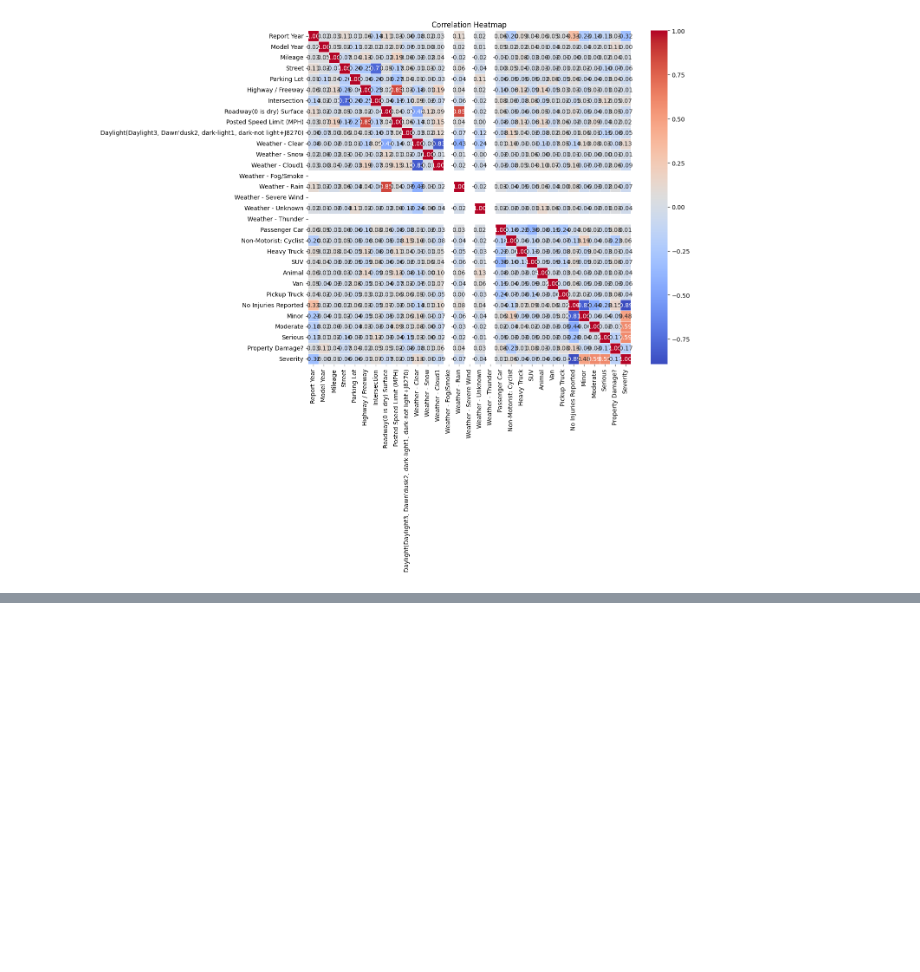
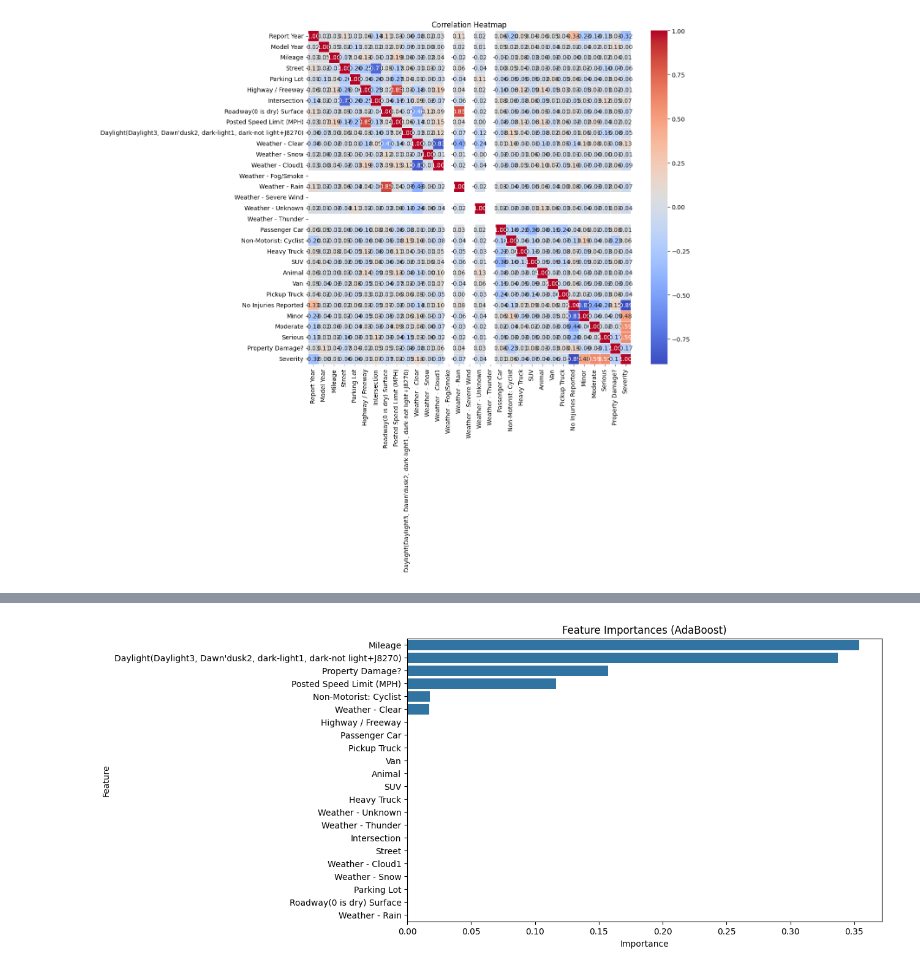
Before and after one commit to Johnnnn08/AV-Traffic-accidents-Analysis, a Jupyter notebook: Data Cleaning.ipynb, the cells around one changed output, grey strips where cells are left out. Cells and saved outputs as stored; diff of their text form; code cells hidden in the pictures; blank space fills up the shorter version.

```diff
--- a/Data Cleaning.ipynb
+++ b/Data Cleaning.ipynb
@@ -601,0 +562,30 @@ Combined Model Mean Accuracy: 0.9144 ± 0.0140
+# %%
+import pandas as pd
+import matplotlib.pyplot as plt
+import seaborn as sns
+from sklearn.ensemble import AdaBoostClassifier
+from sklearn.tree import DecisionTreeClassifier
+
+# Train AdaBoostClassifier
+estimator = DecisionTreeClassifier(max_depth=1)  # Weak learner
+adaboost_model = AdaBoostClassifier(estimator=estimator, n_estimators=50, random_state=42)
+adaboost_model.fit(X_train_scaled, y_train)
+
+# Get feature importances
+adaboost_importances = adaboost_model.feature_importances_
+
+# Create a DataFrame for better visualization
+feature_importance_df = pd.DataFrame({
+    'Feature': x.columns,  # Use the original feature names
+    'Importance': adaboost_importances
+}).sort_values(by='Importance', ascending=False)
+
+# Plot the feature importances
+plt.figure(figsize=(10, 6))
+sns.barplot(x='Importance', y='Feature', data=feature_importance_df)
+plt.title('Feature Importances (AdaBoost)')
+plt.xlabel('Importance')
+plt.ylabel('Feature')
+plt.show()
+# %% [output]
+[figure, added]
```
Also changed, not shown: parts of 10 cells of this notebook, 2 other files.
